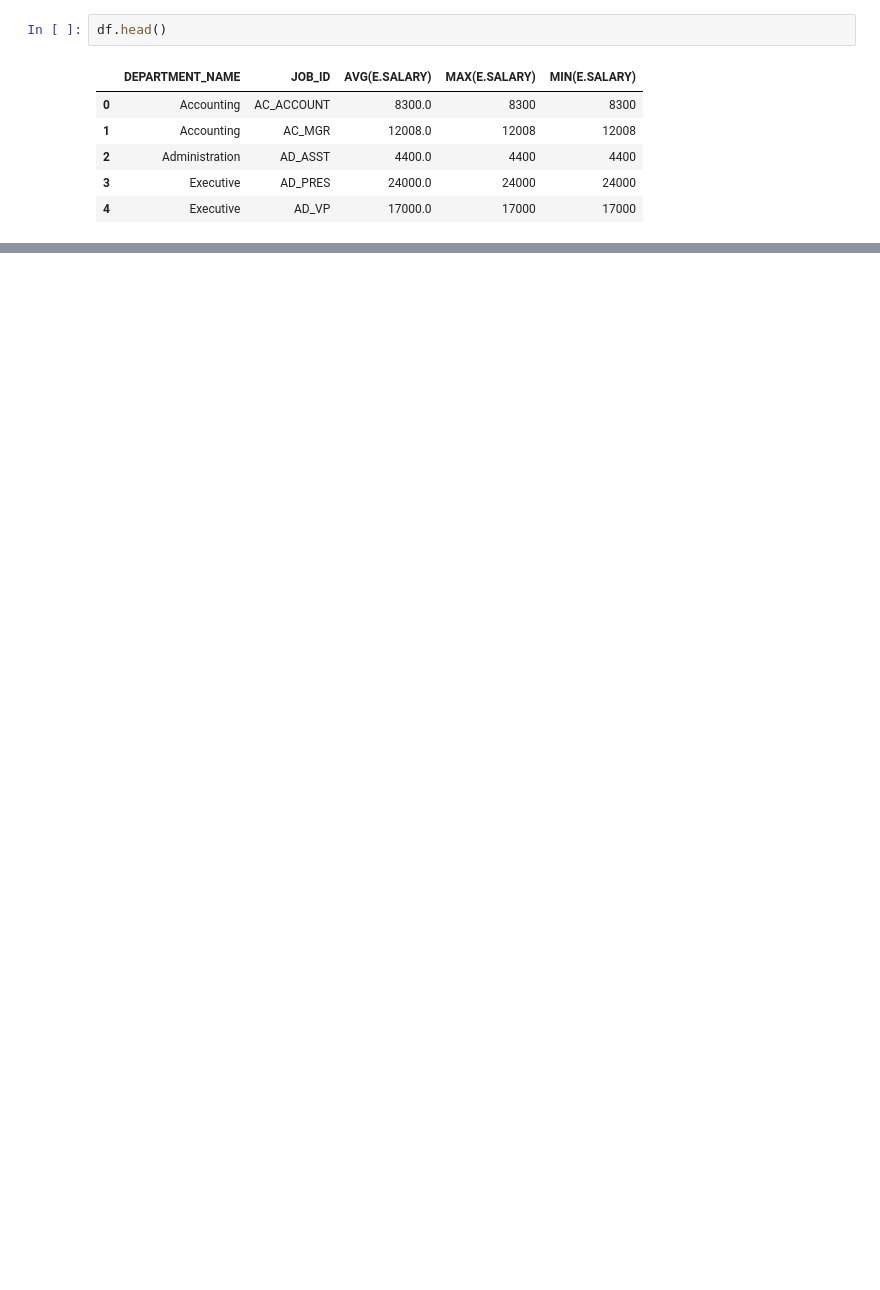
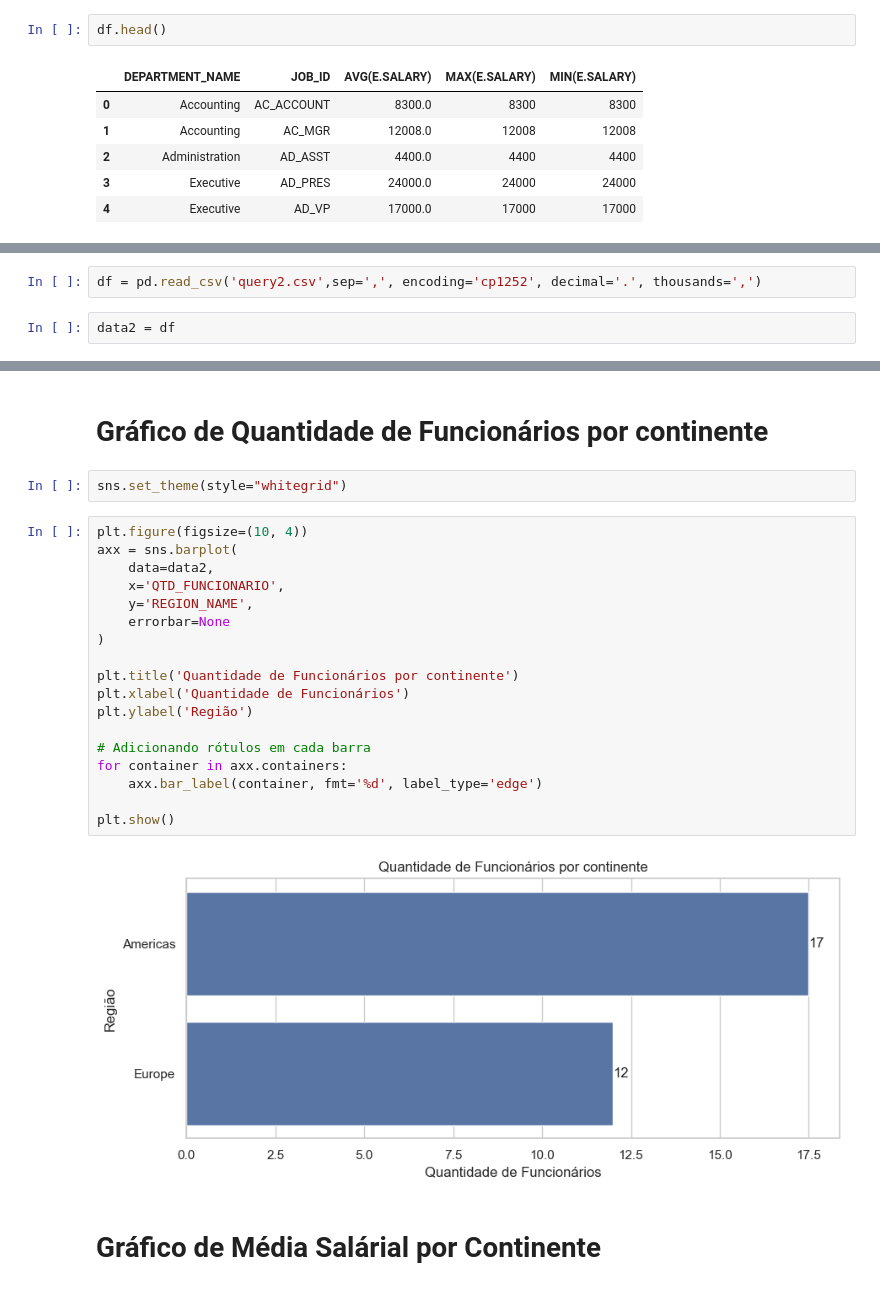
Before and after one commit to Marcos-Bhering/projeto_final_MarcosBhering, a Jupyter notebook: analise.ipynb, the cells around one changed output, grey strips where cells are left out. Saved outputs shown, nothing was run; the diff lists cells and outputs as text; blank space fills up the shorter version.

```diff
--- a/analise.ipynb
+++ b/analise.ipynb
@@ -52,0 +63,4 @@ plt.show()
+# %%
+df = pd.read_csv('query2.csv',sep=',', encoding='cp1252', decimal='.', thousands=',')
+# %%
+data2 = df
@@ -52,0 +76,26 @@ plt.show()
+# %% [markdown]
+# Gráfico de Quantidade de Funcionários por continente
+# %%
+sns.set_theme(style="whitegrid")
+# %%
+plt.figure(figsize=(10, 4))
+axx = sns.barplot(
+    data=data2,
+    x='QTD_FUNCIONARIO',
+    y='REGION_NAME',
+    errorbar=None
+)
+
+plt.title('Quantidade de Funcionários por continente')
+plt.xlabel('Quantidade de Funcionários')
+plt.ylabel('Região')
+
+# Adicionando rótulos em cada barra
+for container in axx.containers:
+    axx.bar_label(container, fmt='%d', label_type='edge')
+
+plt.show()
+# %% [output]
+[figure, added]
+# %% [markdown]
+# Gráfico de Média Salárial por Continente
```
Also changed, not shown: parts of 15 cells of this notebook.
